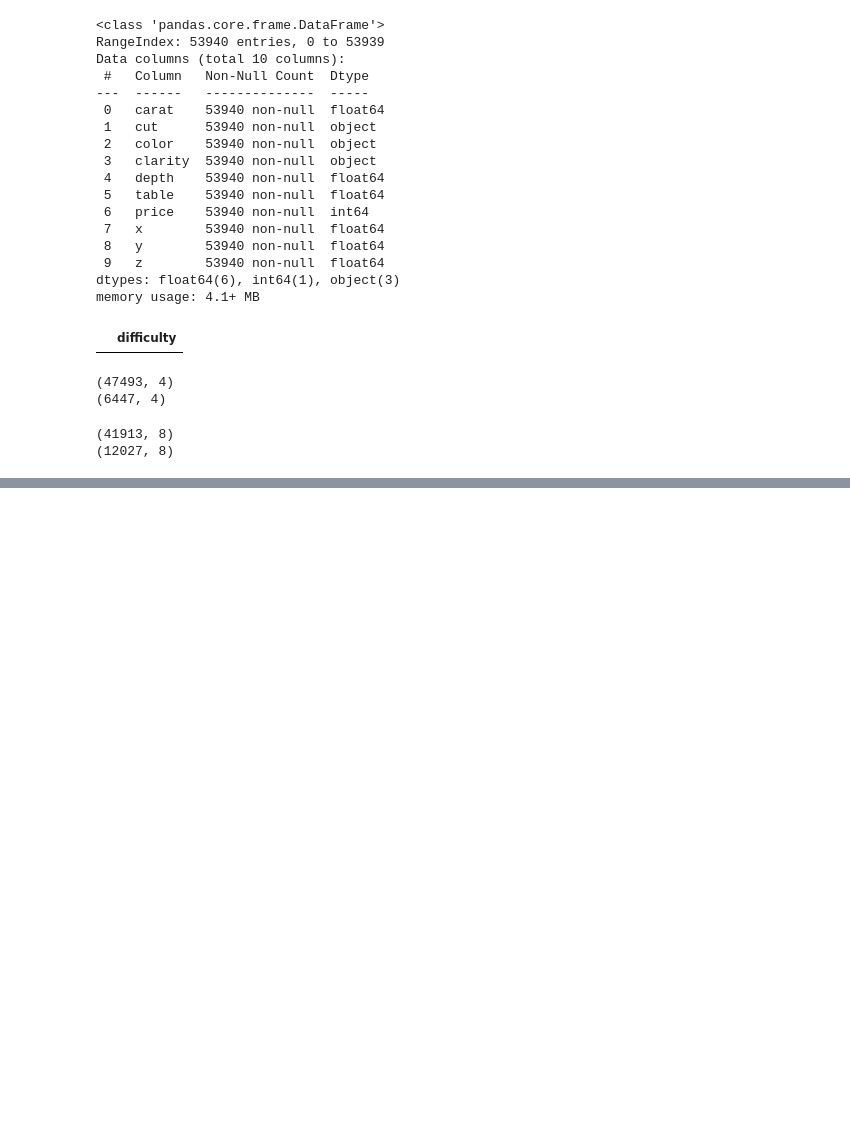
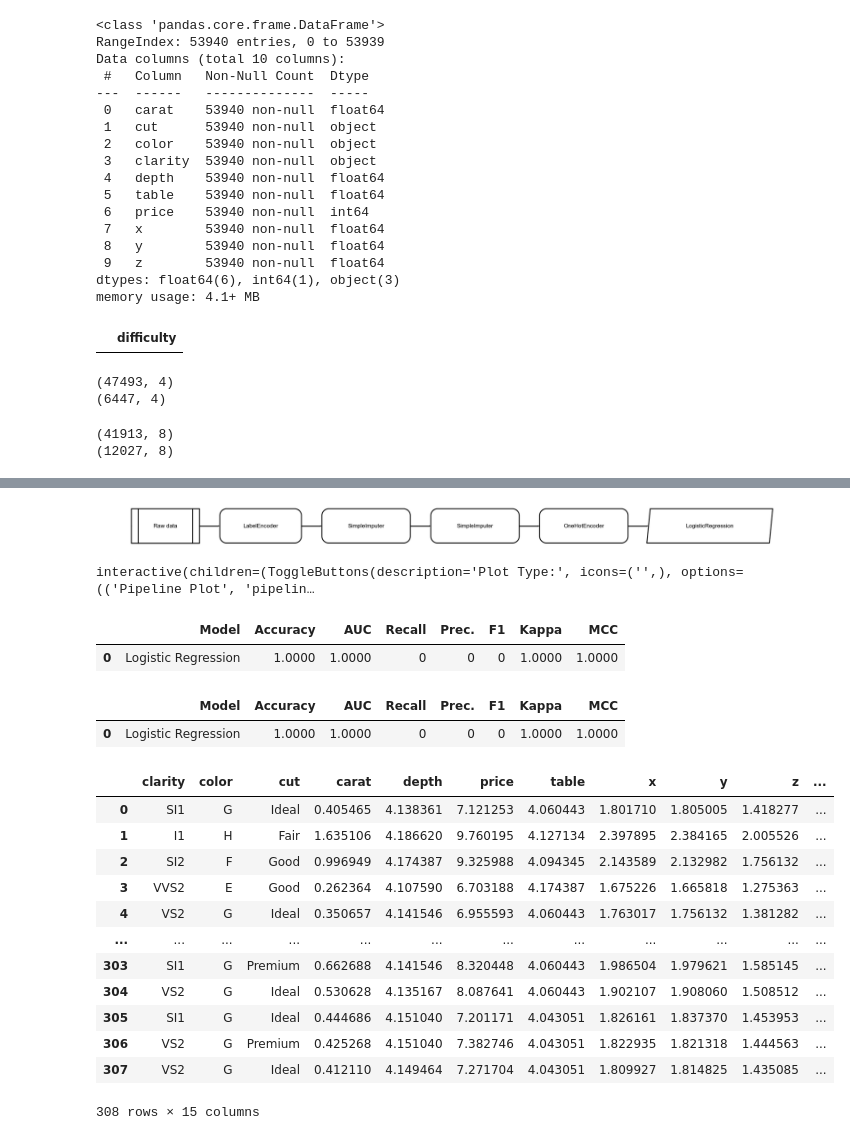
Before and after one commit to danorel/curning, a Jupyter notebook: cl.diamonds.ipynb, the cells around one changed output, grey strips where cells are left out. Cells and saved outputs as stored; diff of their text form; code cells hidden in the pictures; blank space fills up the shorter version.

```diff
--- a/cl.diamonds.ipynb
+++ b/cl.diamonds.ipynb
@@ -296,0 +198,31 @@ conflict_predictions
+# %%
+# evaluate trained model
+evaluate_model(best)
+# %% [output]
+[figure, added]
+interactive(children=(ToggleButtons(description='Plot Type:', icons=('',), options=(('Pipeline Plot', 'pipelin…
+# %%
+# predict on hold-out/test set
+test_dataset = predict_model(best)
+# %% [output]
+|  | Model | Accuracy | AUC | Recall | Prec. | F1 | Kappa | MCC |
+| 0 | Logistic Regression | 1.0000 | 1.0000 | 0 | 0 | 0 | 1.0000 | 1.0000 |
+# %%
+test_predictions = predict_model(best, data=test_dataset)
+test_predictions
+# %% [output]
+|  | Model | Accuracy | AUC | Recall | Prec. | F1 | Kappa | MCC |
+| 0 | Logistic Regression | 1.0000 | 1.0000 | 0 | 0 | 0 | 1.0000 | 1.0000 |
+|  | clarity | color | cut | carat | depth | price | table | x | y | z | ... |
+| 0 | SI1 | G | Ideal | 0.405465 | 4.138361 | 7.121253 | 4.060443 | 1.801710 | 1.805005 | 1.418277 | ... |
+| 1 | I1 | H | Fair | 1.635106 | 4.186620 | 9.760195 | 4.127134 | 2.397895 | 2.384165 | 2.005526 | ... |
+| 2 | SI2 | F | Good | 0.996949 | 4.174387 | 9.325988 | 4.094345 | 2.143589 | 2.132982 | 1.756132 | ... |
+| 3 | VVS2 | E | Good | 0.262364 | 4.107590 | 6.703188 | 4.174387 | 1.675226 | 1.665818 | 1.275363 | ... |
+| 4 | VS2 | G | Ideal | 0.350657 | 4.141546 | 6.955593 | 4.060443 | 1.763017 | 1.756132 | 1.381282 | ... |
+| ... | ... | ... | ... | ... | ... | ... | ... | ... | ... | ... | ... |
+| 303 | SI1 | G | Premium | 0.662688 | 4.141546 | 8.320448 | 4.060443 | 1.986504 | 1.979621 | 1.585145 | ... |
+| 304 | VS2 | G | Ideal | 0.530628 | 4.135167 | 8.087641 | 4.060443 | 1.902107 | 1.908060 | 1.508512 | ... |
+| 305 | SI1 | G | Ideal | 0.444686 | 4.151040 | 7.201171 | 4.043051 | 1.826161 | 1.837370 | 1.453953 | ... |
+| 306 | VS2 | G | Premium | 0.425268 | 4.151040 | 7.382746 | 4.043051 | 1.822935 | 1.821318 | 1.444563 | ... |
+| 307 | VS2 | G | Ideal | 0.412110 | 4.149464 | 7.271704 | 4.043051 | 1.809927 | 1.814825 | 1.435085 | ... |
+308 rows × 15 columns
```
Also changed, not shown: parts of 28 cells of this notebook, 1 other file.
